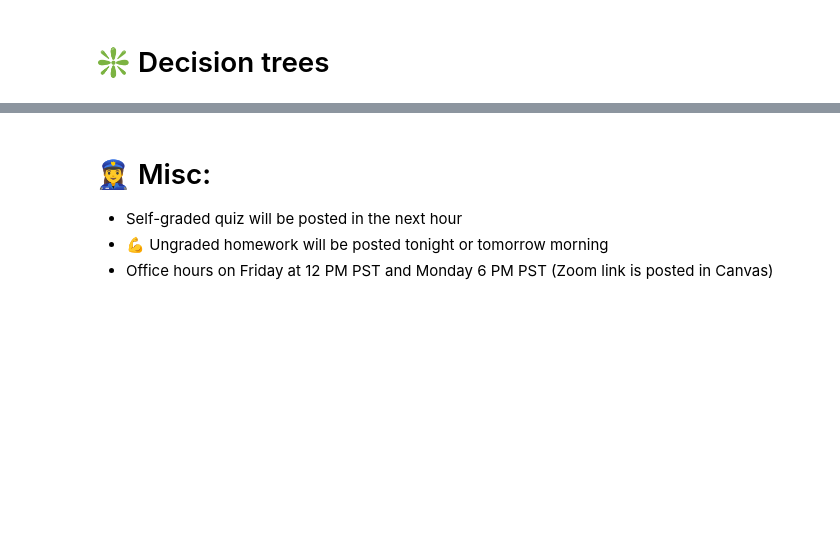
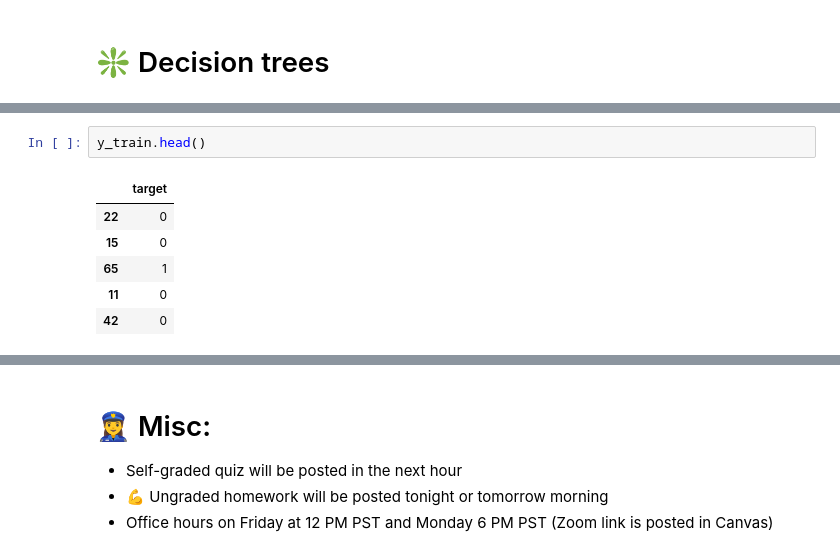
Before and after one commit to MichelleVik/Intro-to-Machine-Learning, a Jupyter notebook: 5_non-parametric_models/knn.ipynb, the cells around one changed output, grey strips where cells are left out. Saved outputs shown, nothing was run; the diff lists cells and outputs as text; blank space fills up the shorter version.

```diff
--- a/5_non-parametric_models/knn.ipynb
+++ b/5_non-parametric_models/knn.ipynb
@@ -707,0 +857,9 @@ See you here at @
+# %%
+y_train.head()
+# %% [output]
+|  | target |
+| 22 | 0 |
+| 15 | 0 |
+| 65 | 1 |
+| 11 | 0 |
+| 42 | 0 |
```
Also changed, not shown: parts of 59 cells of this notebook, 7 other files.
